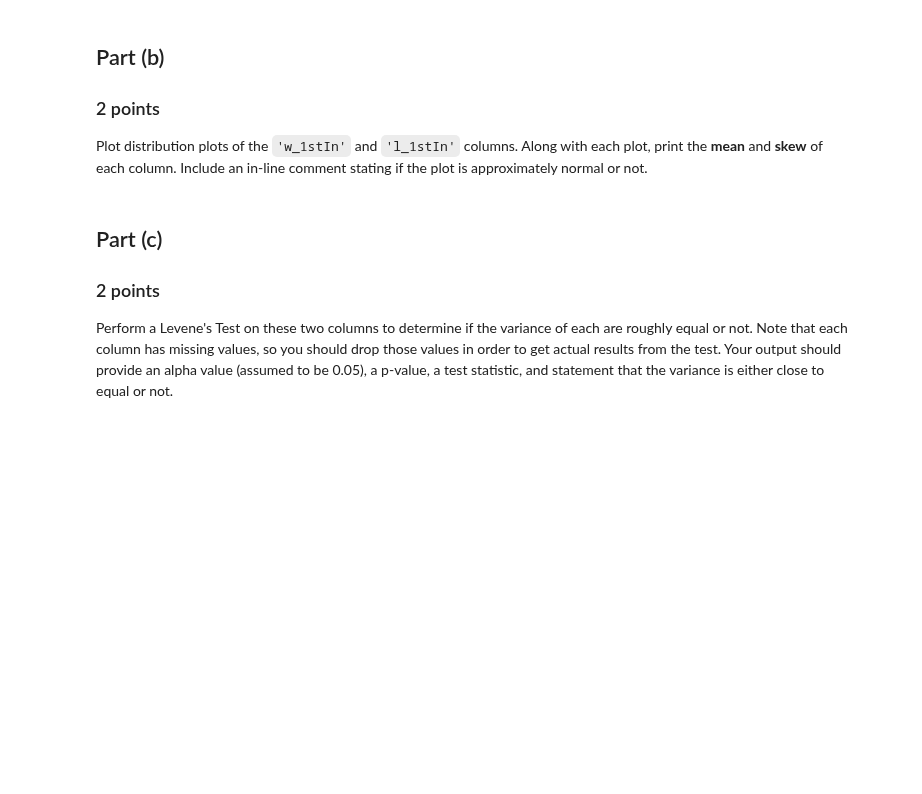
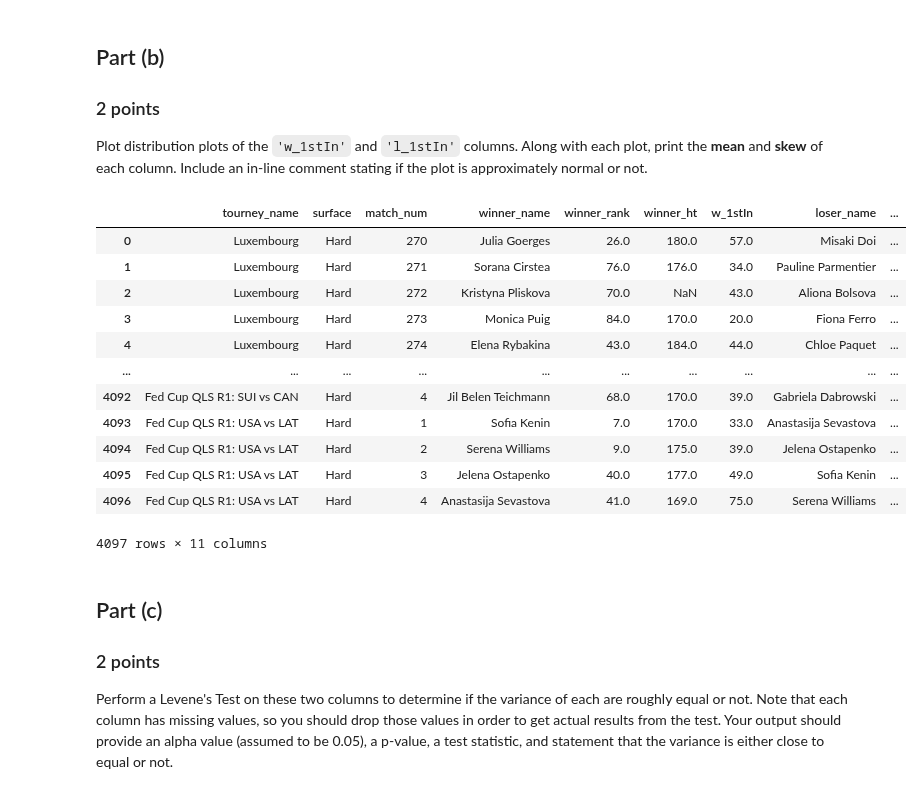
Before and after one commit to DuncanFerguson/GITHUB_REPOSITORY, a Jupyter notebook: DU_MSDS/Data Science Tools 1/Final_Assignment/Duncan_Ferguson_Final Assignment.ipynb, the cells around one changed output. Cells and saved outputs as stored; diff of their text form; code cells hidden in the pictures; blank space fills up the shorter version.

```diff
--- a/DU_MSDS/Data Science Tools 1/Final_Assignment/Duncan_Ferguson_Final Assignment.ipynb
+++ b/DU_MSDS/Data Science Tools 1/Final_Assignment/Duncan_Ferguson_Final Assignment.ipynb
@@ -366,7 +366,21 @@ YOUR ANSWER HERE
 
 Plot distribution plots of the `'w_1stIn'` and `'l_1stIn'` columns. Along with each plot, print the **mean** and **skew** of each column. Include an in-line comment stating if the plot is approximately normal or not.
 # %%
-# YOUR CODE HERE
+cut_wta# YOUR CODE HERE
+# %% [output]
+|  | tourney_name | surface | match_num | winner_name | winner_rank | winner_ht | w_1stIn | loser_name | ... |
+| 0 | Luxembourg | Hard | 270 | Julia Goerges | 26.0 | 180.0 | 57.0 | Misaki Doi | ... |
+| 1 | Luxembourg | Hard | 271 | Sorana Cirstea | 76.0 | 176.0 | 34.0 | Pauline Parmentier | ... |
+| 2 | Luxembourg | Hard | 272 | Kristyna Pliskova | 70.0 | NaN | 43.0 | Aliona Bolsova | ... |
+| 3 | Luxembourg | Hard | 273 | Monica Puig | 84.0 | 170.0 | 20.0 | Fiona Ferro | ... |
+| 4 | Luxembourg | Hard | 274 | Elena Rybakina | 43.0 | 184.0 | 44.0 | Chloe Paquet | ... |
+| ... | ... | ... | ... | ... | ... | ... | ... | ... | ... |
+| 4092 | Fed Cup QLS R1: SUI vs CAN | Hard | 4 | Jil Belen Teichmann | 68.0 | 170.0 | 39.0 | Gabriela Dabrowski | ... |
+| 4093 | Fed Cup QLS R1: USA vs LAT | Hard | 1 | Sofia Kenin | 7.0 | 170.0 | 33.0 | Anastasija Sevastova | ... |
+| 4094 | Fed Cup QLS R1: USA vs LAT | Hard | 2 | Serena Williams | 9.0 | 175.0 | 39.0 | Jelena Ostapenko | ... |
+| 4095 | Fed Cup QLS R1: USA vs LAT | Hard | 3 | Jelena Ostapenko | 40.0 | 177.0 | 49.0 | Sofia Kenin | ... |
+| 4096 | Fed Cup QLS R1: USA vs LAT | Hard | 4 | Anastasija Sevastova | 41.0 | 169.0 | 75.0 | Serena Williams | ... |
+4097 rows × 11 columns
 # %% [markdown]
 ## Part (c)
 ### 2 points
```
Also changed, not shown: parts of 3 cells of this notebook.
